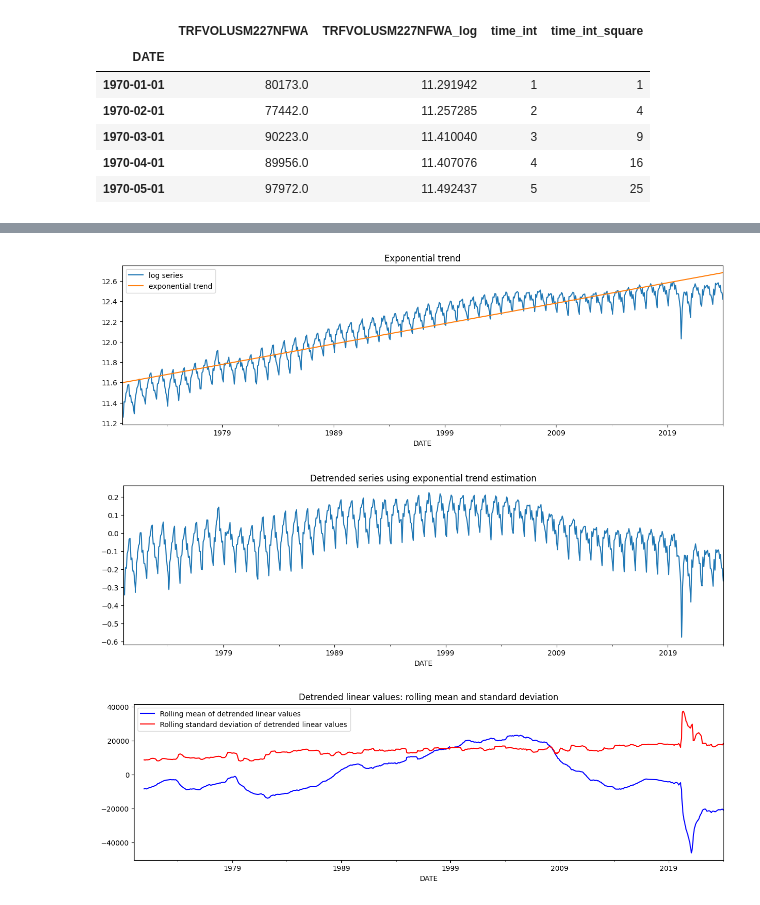
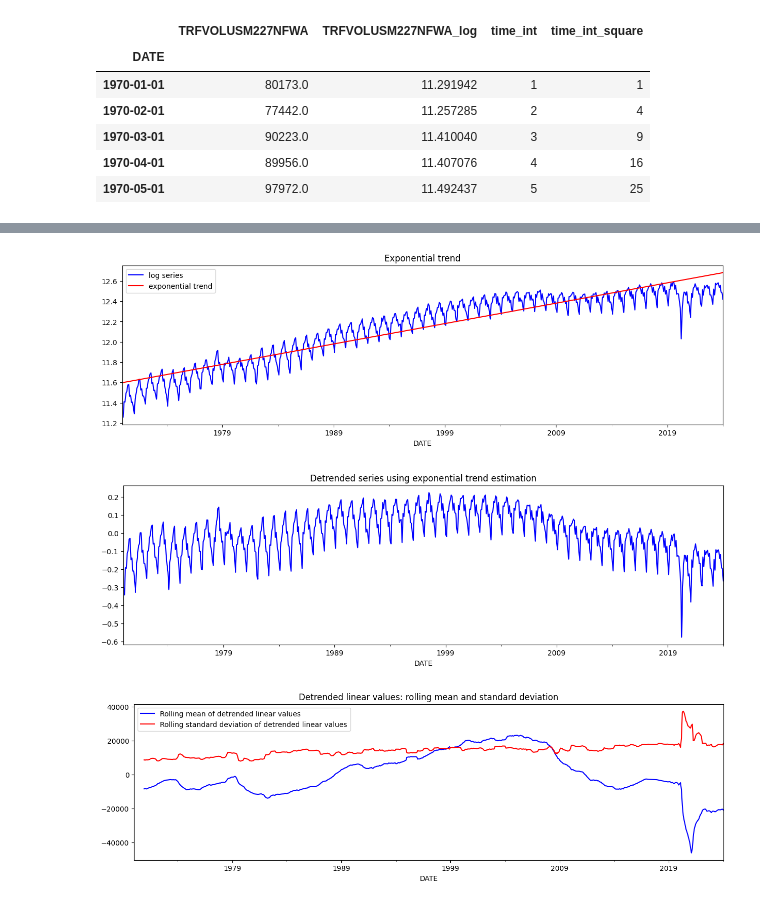
Before and after one commit to H1mansh0/time_series, a Jupyter notebook: time_series.ipynb, the cells around one changed output, grey strips where cells are left out. Drawn from its saved outputs; the diff is of its cells as text; code cells hidden in the pictures.

```diff
--- a/time_series.ipynb
+++ b/time_series.ipynb
@@ -222,19 +222,19 @@ exponential_trend = get_trend_preds(data=df.copy(), x_names=['time_int'], y_name
 df['exponential_trend'] = exponential_trend
 df['value_log_detrended_exponentially'] = df['TRFVOLUSM227NFWA_log'] - df['exponential_trend']
 
-df['TRFVOLUSM227NFWA_log'].plot(label='log series')
-df['exponential_trend'].plot(label='exponential trend', figsize=(15,4))
+df['TRFVOLUSM227NFWA_log'].plot(label='log series', color="blue")
+df['exponential_trend'].plot(label='exponential trend', figsize=(15,4), color="red")
 plt.legend()
 plt.title('Exponential trend')
 plt.show()
 # %% [output]
-[figure, old version]
+[figure, new version]
 # %%
-df['value_log_detrended_exponentially'].plot(figsize=(15, 4))
+df['value_log_detrended_exponentially'].plot(figsize=(15, 4), color="blue")
 plt.title('Detrended series using exponential trend estimation')
 plt.show()
 # %% [output]
-[figure, old version]
+[figure, new version]
 # %%
 plot_rolling_stats(window_size, df['value_detrended_linearly'], "detrended linear values")
 # %% [output]
```
Also changed, not shown: parts of 6 cells of this notebook.
